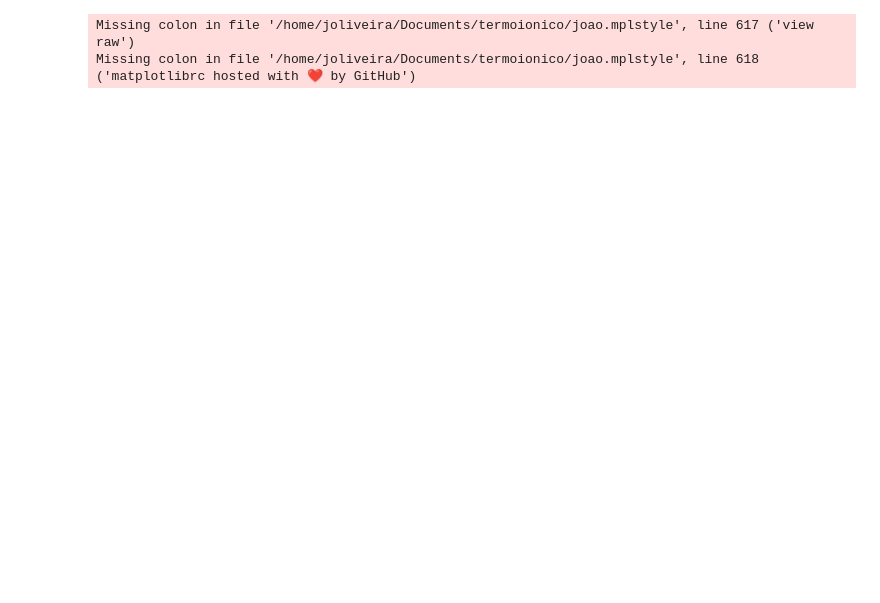
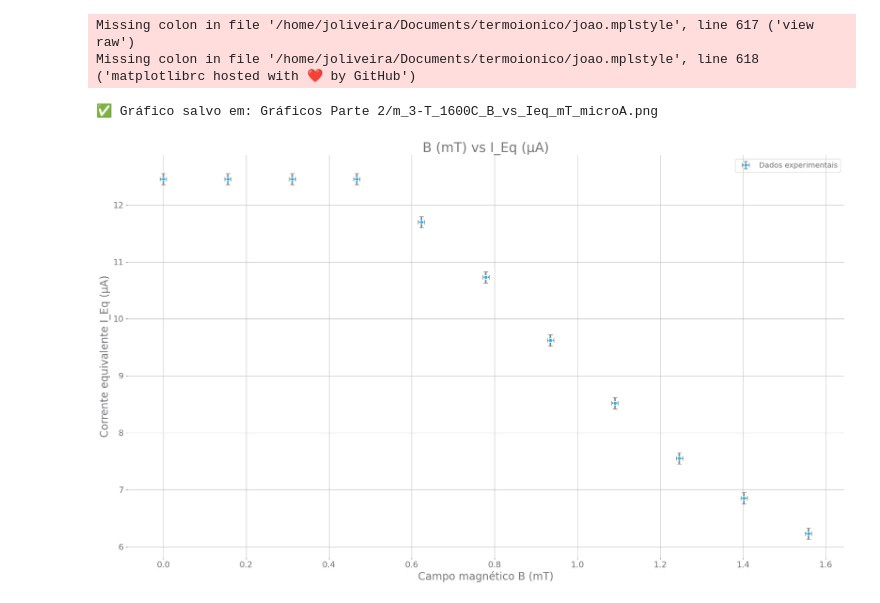
Before and after one commit to coppernium/termoionico, a Jupyter notebook: Gráficos parte 2.ipynb, the cells around one changed output. Drawn from its saved outputs; the diff is of its cells as text; code cells hidden in the pictures; blank space fills up the shorter version.

Commit message:
dados obtidos

```diff
--- a/Gráficos parte 2.ipynb
+++ b/Gráficos parte 2.ipynb
@@ -26,0 +124,6 @@ Missing colon in file '/home/joliveira/Documents/termoionico/joao.mplstyle', lin
+# %%
+caminho = "/home/joliveira/Documents/termoionico/Dados Obitdos 27.11.2025/"
+plot_campo_vs_Ieq(f"{caminho}m_3-T_1600C.ods", salvar=True, pasta_saida="Gráficos Parte 2")
+# %% [output]
+✅ Gráfico salvo em: Gráficos Parte 2/m_3-T_1600C_B_vs_Ieq_mT_microA.png
+[figure, added]
```
Also changed, not shown: parts of 3 cells of this notebook, 6 other files.
